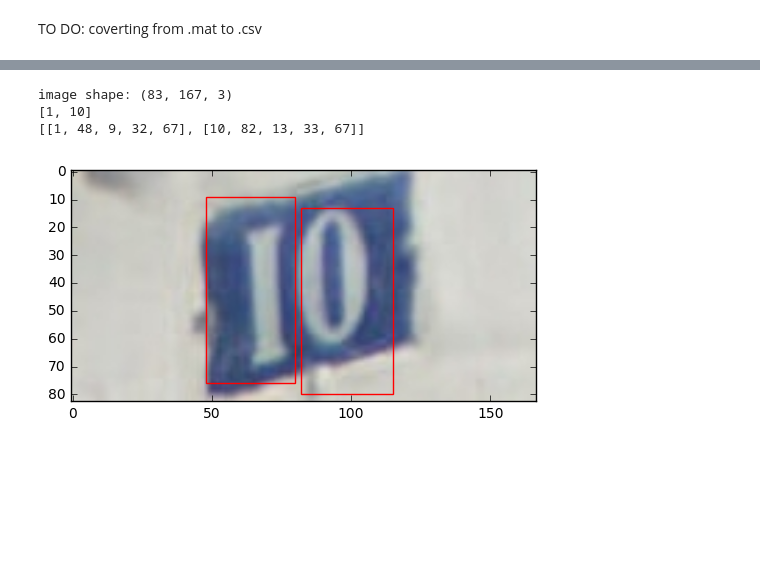
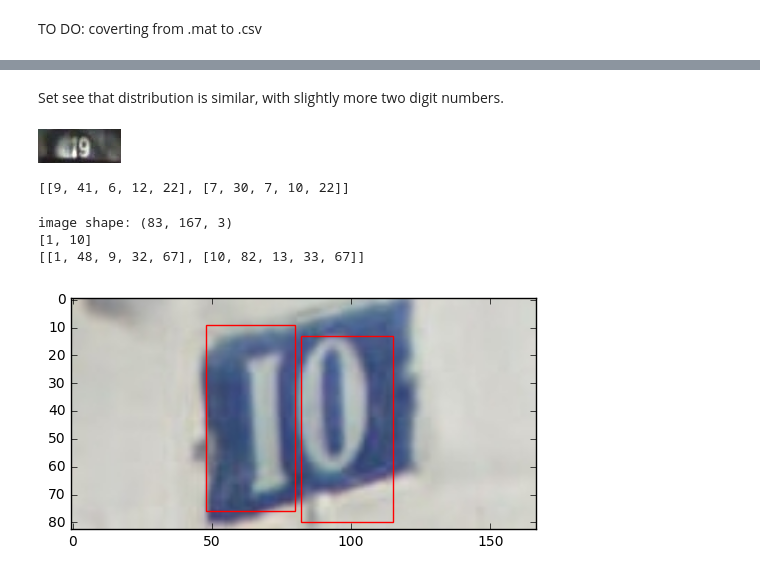
Before and after one commit to Logic4Twisted/SVHN, a Jupyter notebook: SVHN.ipynb, the cells around one changed output, grey strips where cells are left out. Drawn from its saved outputs; the diff is of its cells as text; code cells hidden in the pictures; blank space fills up the shorter version.

```diff
--- a/SVHN.ipynb
+++ b/SVHN.ipynb
@@ -69,3 +112,12 @@ labels_train_data_dict['10855.png']
+# %% [markdown]
+Set see that distribution is similar, with slightly more two digit numbers.
+# %%
+from IPython.display import Image
+display(Image(filename= root_dir + '/data/train/10855.png'))
+labels_train_data_dict['10855.png']
+# %% [output]
+[figure, added]
+[[9, 41, 6, 12, 22], [7, 30, 7, 10, 22]]
 # %%
 import matplotlib.patches as patches
 from PIL import Image
```
Also changed, not shown: parts of 24 cells of this notebook, 1 other file.
